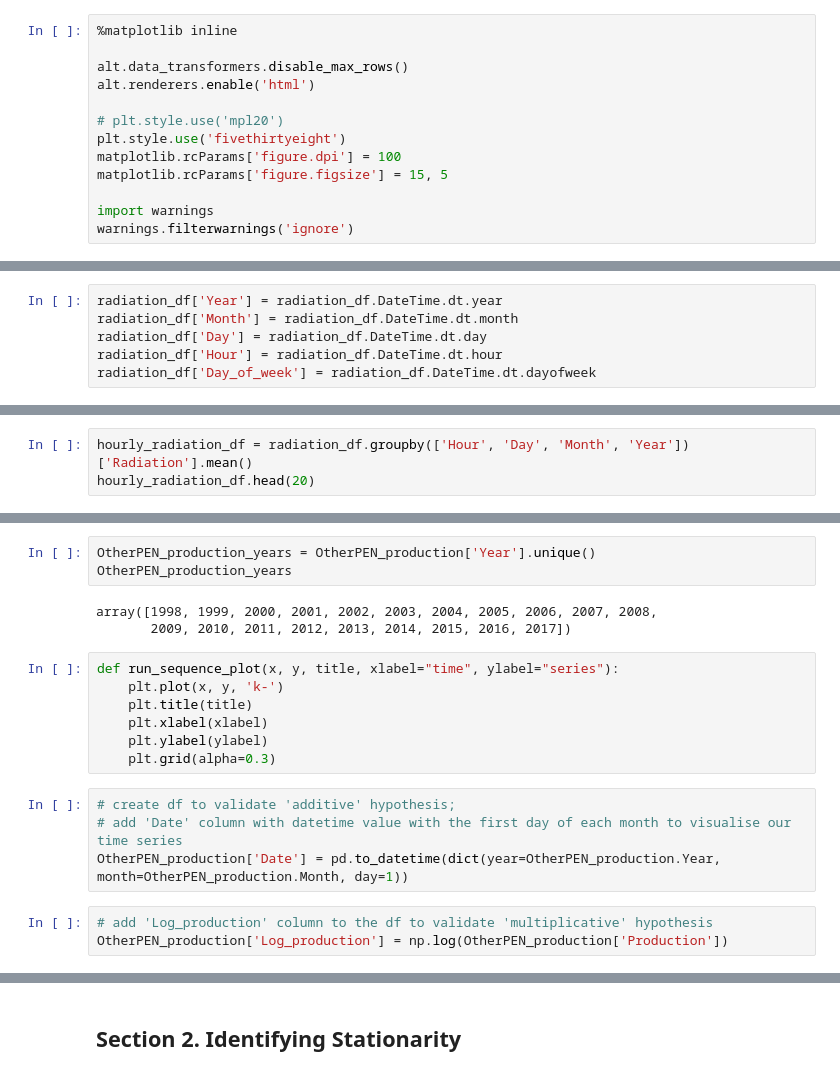
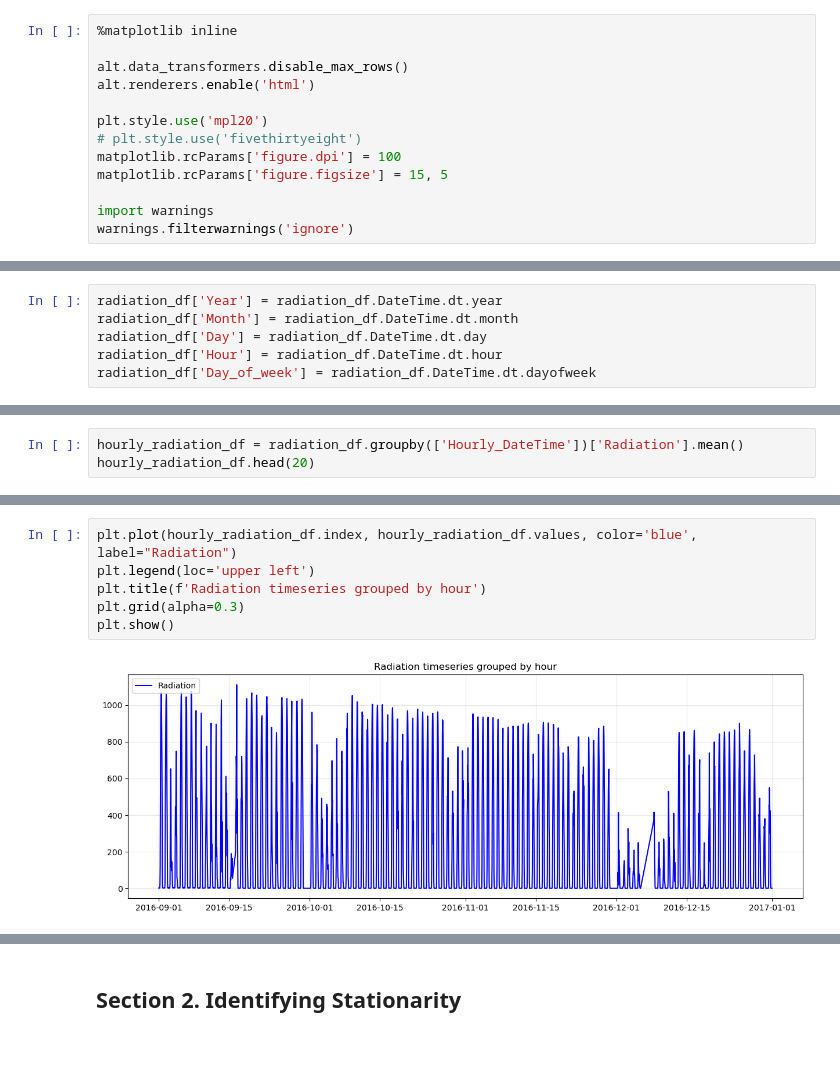
Before and after one commit to denysgerasymuk799/UCU_Machine_Learning_Course_Project, a Jupyter notebook: source/ML_DL_Forecasting.ipynb, the cells around one changed output, grey strips where cells are left out. Cells and saved outputs as stored; diff of their text form; blank space fills up the shorter version.

Commit message:
Added visualizations

```diff
--- a/source/ML_DL_Forecasting.ipynb
+++ b/source/ML_DL_Forecasting.ipynb
@@ -72,8 +71,8 @@ Using TensorFlow backend.
 alt.data_transformers.disable_max_rows()
 alt.renderers.enable('html')
 
-# plt.style.use('mpl20')
-plt.style.use('fivethirtyeight')
+plt.style.use('mpl20')
+# plt.style.use('fivethirtyeight')
 matplotlib.rcParams['figure.dpi'] = 100
 matplotlib.rcParams['figure.figsize'] = 15, 5
 
@@ -232,4 +236,4 @@ radiation_df.head()
 # %%
-hourly_radiation_df = radiation_df.groupby(['Hour', 'Day', 'Month', 'Year'])['Radiation'].mean()
+hourly_radiation_df = radiation_df.groupby(['Hourly_DateTime'])['Radiation'].mean()
 hourly_radiation_df.head(20)
 # %% [output]
@@ -277,20 +257,8 @@ OtherPEN_production
-# %%
-OtherPEN_production_years = OtherPEN_production['Year'].unique()
-OtherPEN_production_years
-# %% [output]
-array([1998, 1999, 2000, 2001, 2002, 2003, 2004, 2005, 2006, 2007, 2008,
-       2009, 2010, 2011, 2012, 2013, 2014, 2015, 2016, 2017])
-# %%
-def run_sequence_plot(x, y, title, xlabel="time", ylabel="series"):
-    plt.plot(x, y, 'k-')
-    plt.title(title)
-    plt.xlabel(xlabel)
-    plt.ylabel(ylabel)
-    plt.grid(alpha=0.3)
-# %%
-# create df to validate 'additive' hypothesis;
-# add 'Date' column with datetime value with the first day of each month to visualise our time series
-OtherPEN_production['Date'] = pd.to_datetime(dict(year=OtherPEN_production.Year, month=OtherPEN_production.Month, day=1))
-# %%
-# add 'Log_production' column to the df to validate 'multiplicative' hypothesis
-OtherPEN_production['Log_production'] = np.log(OtherPEN_production['Production'])
+# %%
+plt.plot(hourly_radiation_df.index, hourly_radiation_df.values, color='blue', label="Radiation")
+plt.legend(loc='upper left')
+plt.title(f'Radiation timeseries grouped by hour')
+plt.grid(alpha=0.3)
+plt.show()
+# %% [output]
+[figure, added]
```
Also changed, not shown: parts of 13 cells of this notebook.
